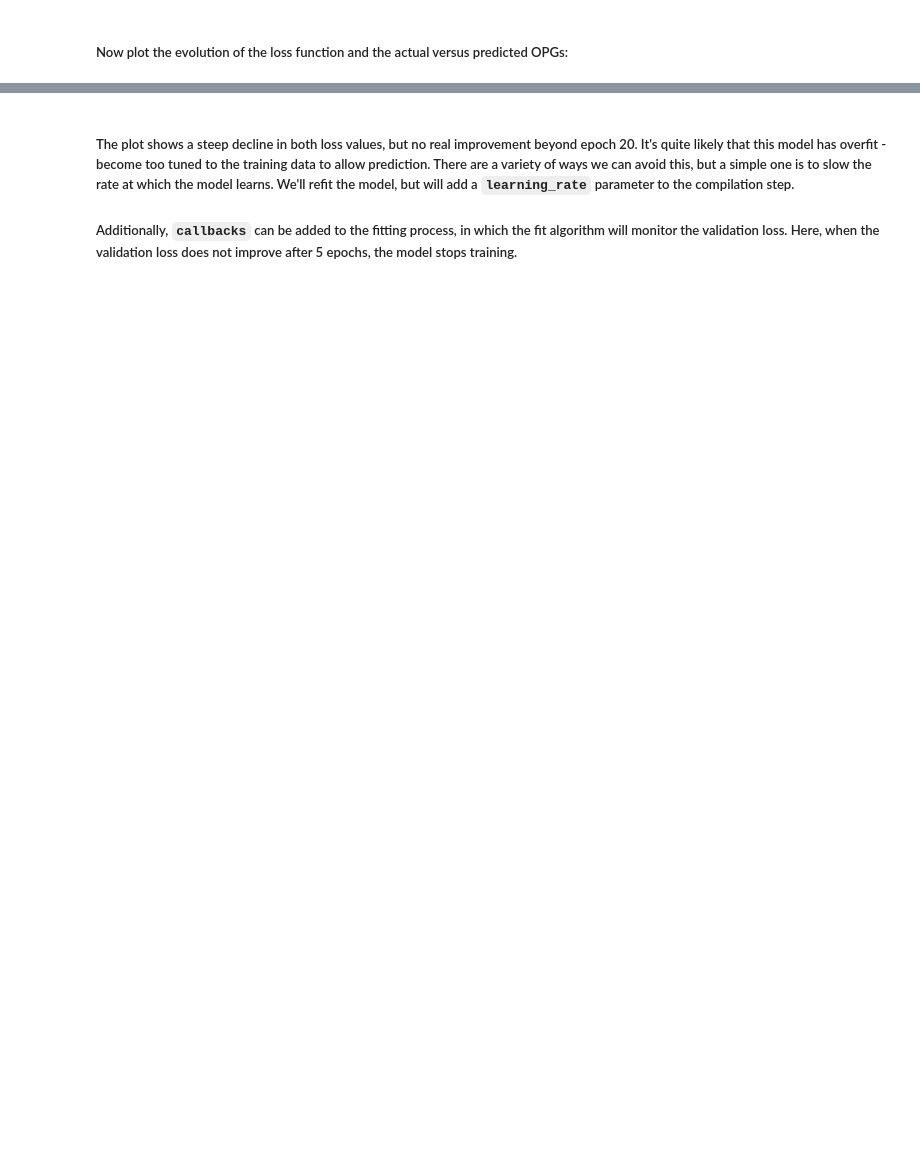
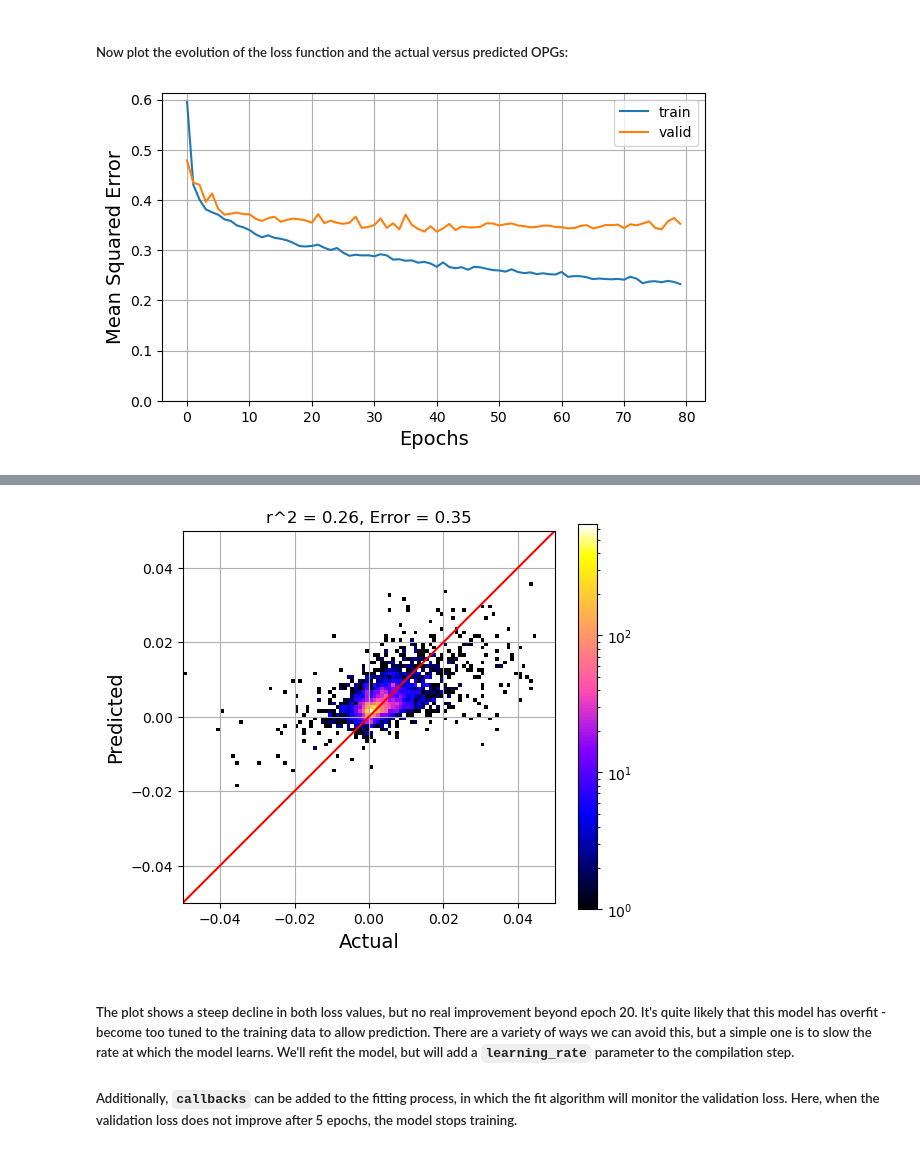
Before and after one commit to s-wolvin/OPG-CNN-Northern-Utah-CIROH-Workshop, a Jupyter notebook: scripts/CIROH_CNN.ipynb, the cells around one changed output, grey strips where cells are left out. Drawn from its saved outputs; the diff is of its cells as text; code cells hidden in the pictures; blank space fills up the shorter version.

```diff
--- a/scripts/CIROH_CNN.ipynb
+++ b/scripts/CIROH_CNN.ipynb
@@ -248,6 +294,12 @@ hist = model.fit(train_atmos, train_opg, # training data
 ##### Now plot the evolution of the loss function and the actual versus predicted OPGs:
 # %%
 def plot_loss(hist_obs):
+    # Define label sizes
+    label_size = 14
+    tick_size = 12
+
+    # Create Figure
+    plt.figure(figsize=(7, 4))
     plt.plot(hist_obs.history['loss'], label='train')
     plt.plot(hist_obs.history['val_loss'], label='valid')
     plt.xlabel("Epochs", fontsize=label_size)
@@ -255,6 +307,10 @@ def plot_loss(hist_obs):
     plt.ylim(bottom=0)
     plt.grid(True)
     plt.legend()
+
+    # Save and show figure
+    path = "../figures/"
+    plt.savefig(f"{path}eval_loss.png", dpi=200, transparent=True,  bbox_inches='tight')
     plt.show()
 
 def plot_act_pred(modelx, hist_obs):
@@ -291,30 +347,32 @@ def plot_act_pred(modelx, hist_obs):
     tick_size = 12
 
     # Create Figure
     plt.figure(figsize=(6, 5))
 
     # Formulate the heatmap variables
     heatmap, xedges, yedges = np.histogram2d(np.reshape(actual, -1), np.reshape(predicted, -1), bins=100,
                                  range=[[min_val, max_val],[min_val, max_val]])
     extent = [xedges[0], xedges[-1], yedges[0], yedges[-1]]
 
     # Plot heatmap
     plt.imshow(heatmap.T, extent=extent, origin='lower', cmap=cmap_gnuplot2, norm=colors.LogNorm())
 
     # Plot One-to-one line
     plt.plot([xedges[0], xedges[-1]], [yedges[0], yedges[-1]], c='red')
 
     # corr
     corr = np.round(np.corrcoef(actual, predicted)[0,1]**2 , 2)
     last_mse = np.round(hist_obs.history['val_loss'][-1], 2)
 
     # Add labels, gridlines, and colorbar
     plt.xlabel("Actual", fontsize=label_size)
     plt.ylabel("Predicted", fontsize=label_size)
     plt.title("r^2 = " + str(corr) + ", Error = " + str(last_mse))
     plt.grid(True)
     plt.colorbar()
 
 
 plot_loss(hist)
 plot_act_pred(model, hist)
+# %% [output]
+[figure, added]
@@ -321,3 +380,4 @@ plot_act_pred(model, hist)
+[figure, added]
 # %% [markdown]
 ##### The plot shows a steep decline in both loss values, but no real improvement beyond epoch 20. It's quite likely that this model has overfit - become too tuned to the training data to allow prediction. There are a variety of ways we can avoid this, but a simple one is to slow the rate at which the model learns. We'll refit the model, but will add a `learning_rate` parameter to the compilation step.
 
```
Also changed, not shown: parts of 10 cells of this notebook, 9 other files.
